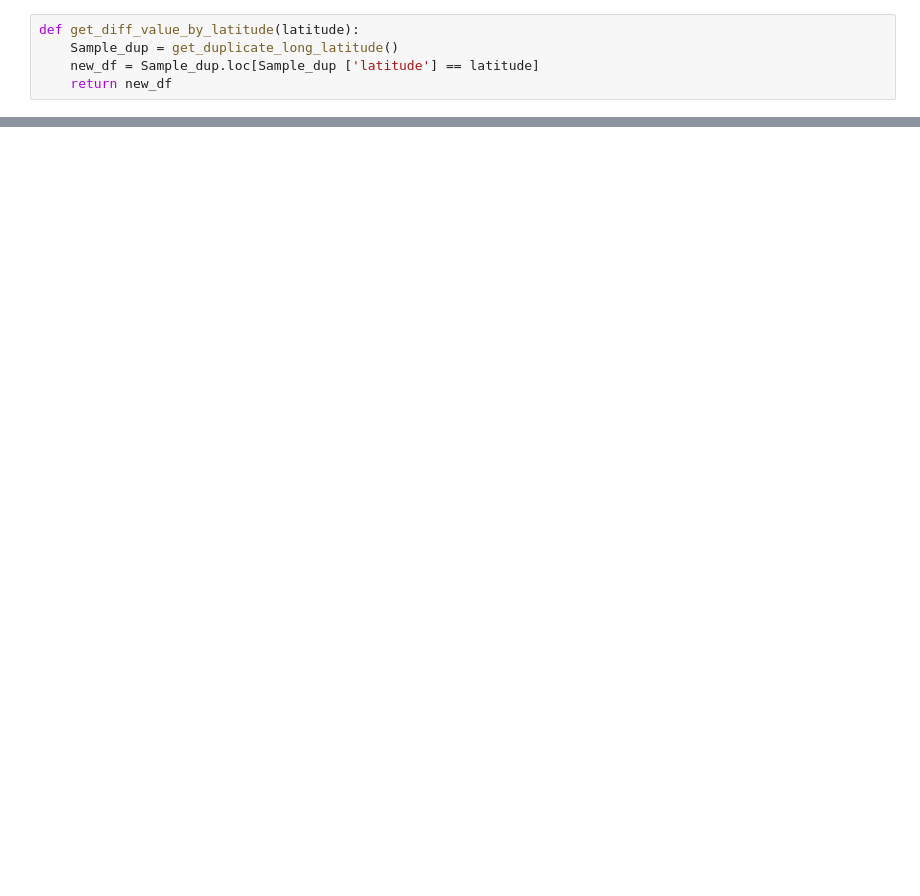
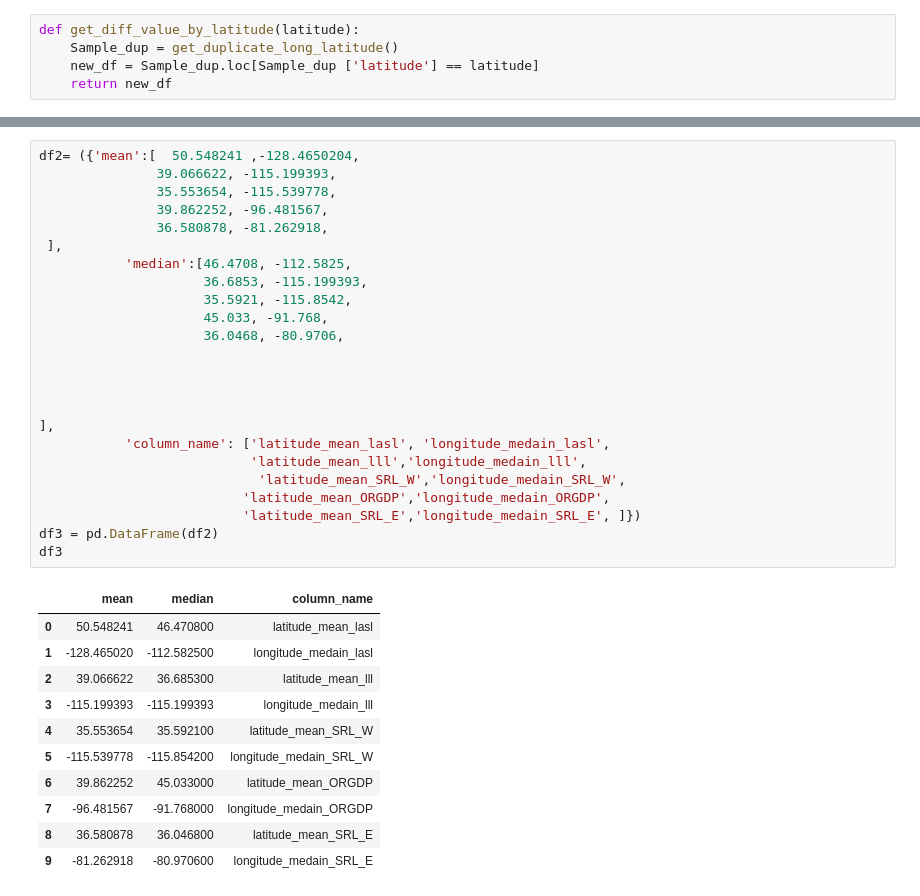
Before and after one commit to sharmilathapa/unicorn, a Jupyter notebook: intern.ipynb, the cells around one changed output, grey strips where cells are left out. Drawn from its saved outputs; the diff is of its cells as text; blank space fills up the shorter version.

```diff
--- a/intern.ipynb
+++ b/intern.ipynb
@@ -177,0 +372,36 @@ mean.plot(kind='bar')
+# %%
+df2= ({'mean':[  50.548241 ,-128.4650204,
+               39.066622, -115.199393,
+               35.553654, -115.539778,
+               39.862252, -96.481567,
+               36.580878, -81.262918,
+ ],
+           'median':[46.4708, -112.5825,
+                     36.6853, -115.199393,
+                     35.5921, -115.8542,
+                     45.033, -91.768,
+                     36.0468, -80.9706,
+
+
+
+
+],
+           'column_name': ['latitude_mean_lasl', 'longitude_medain_lasl',
+                           'latitude_mean_lll','longitude_medain_lll',
+                            'latitude_mean_SRL_W','longitude_medain_SRL_W',
+                          'latitude_mean_ORGDP','longitude_medain_ORGDP',
+                          'latitude_mean_SRL_E','longitude_medain_SRL_E', ]})
+df3 = pd.DataFrame(df2)
+df3
+# %% [output]
+|  | mean | median | column_name |
+| 0 | 50.548241 | 46.470800 | latitude_mean_lasl |
+| 1 | -128.465020 | -112.582500 | longitude_medain_lasl |
+| 2 | 39.066622 | 36.685300 | latitude_mean_lll |
+| 3 | -115.199393 | -115.199393 | longitude_medain_lll |
+| 4 | 35.553654 | 35.592100 | latitude_mean_SRL_W |
+| 5 | -115.539778 | -115.854200 | longitude_medain_SRL_W |
+| 6 | 39.862252 | 45.033000 | latitude_mean_ORGDP |
+| 7 | -96.481567 | -91.768000 | longitude_medain_ORGDP |
+| 8 | 36.580878 | 36.046800 | latitude_mean_SRL_E |
+| 9 | -81.262918 | -80.970600 | longitude_medain_SRL_E |
```
Also changed, not shown: parts of 36 cells of this notebook, 2 other files.
